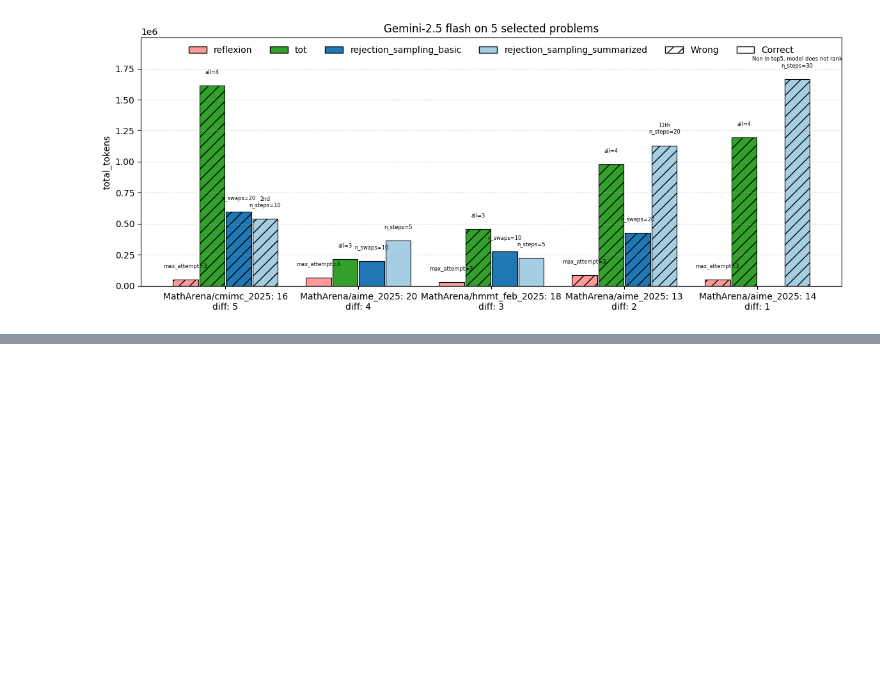
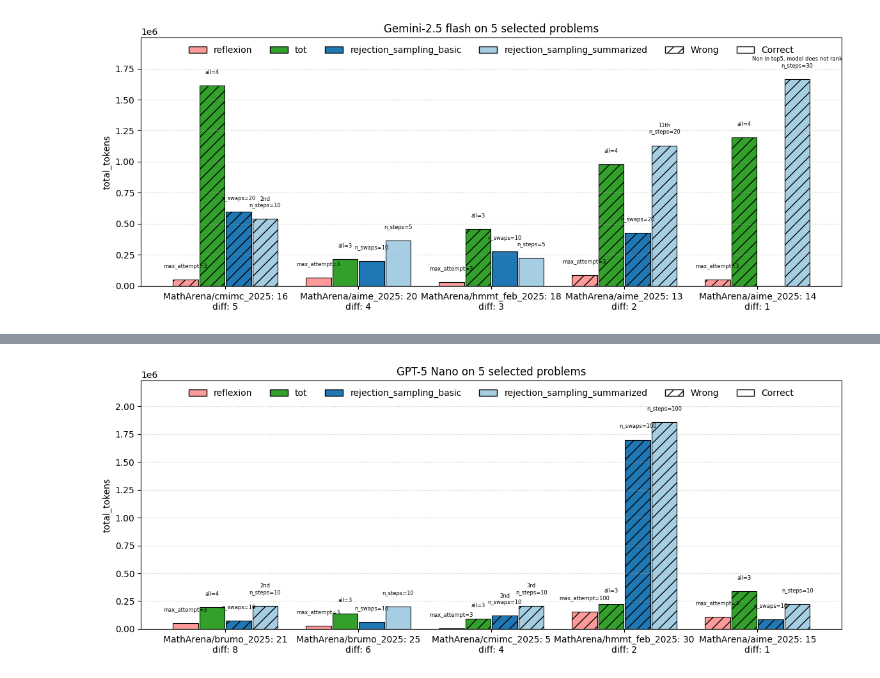
Before and after one commit to au-nlp/project-milestone-p2-group15, a Jupyter notebook: results/model_stats/viz copy 2.ipynb, the cells around one changed output, grey strips where cells are left out. Cells and saved outputs as stored; diff of their text form; code cells hidden in the pictures; blank space fills up the shorter version.

```diff
--- a/results/model_stats/viz copy 2.ipynb
+++ b/results/model_stats/viz copy 2.ipynb
@@ -200,3 +200,7 @@ def plot_session(
 plot_session(df, "Gemini-2.5 flash on 5 selected problems", height_col="total_tokens")
 # %% [output]
 [figure]
+# %%
+import pandas as pd
+df = pd.read_csv("gpt-5-nano.csv")
+df
@@ -202,0 +225,4 @@ plot_session(df, "Gemini-2.5 flash on 5 selected problems", height_col="total_to
+# %%
+plot_session(df, "GPT-5 Nano on 5 selected problems", height_col="total_tokens")
+# %% [output]
+[figure, added]
```
Also changed, not shown: parts of 1 cell of this notebook.
